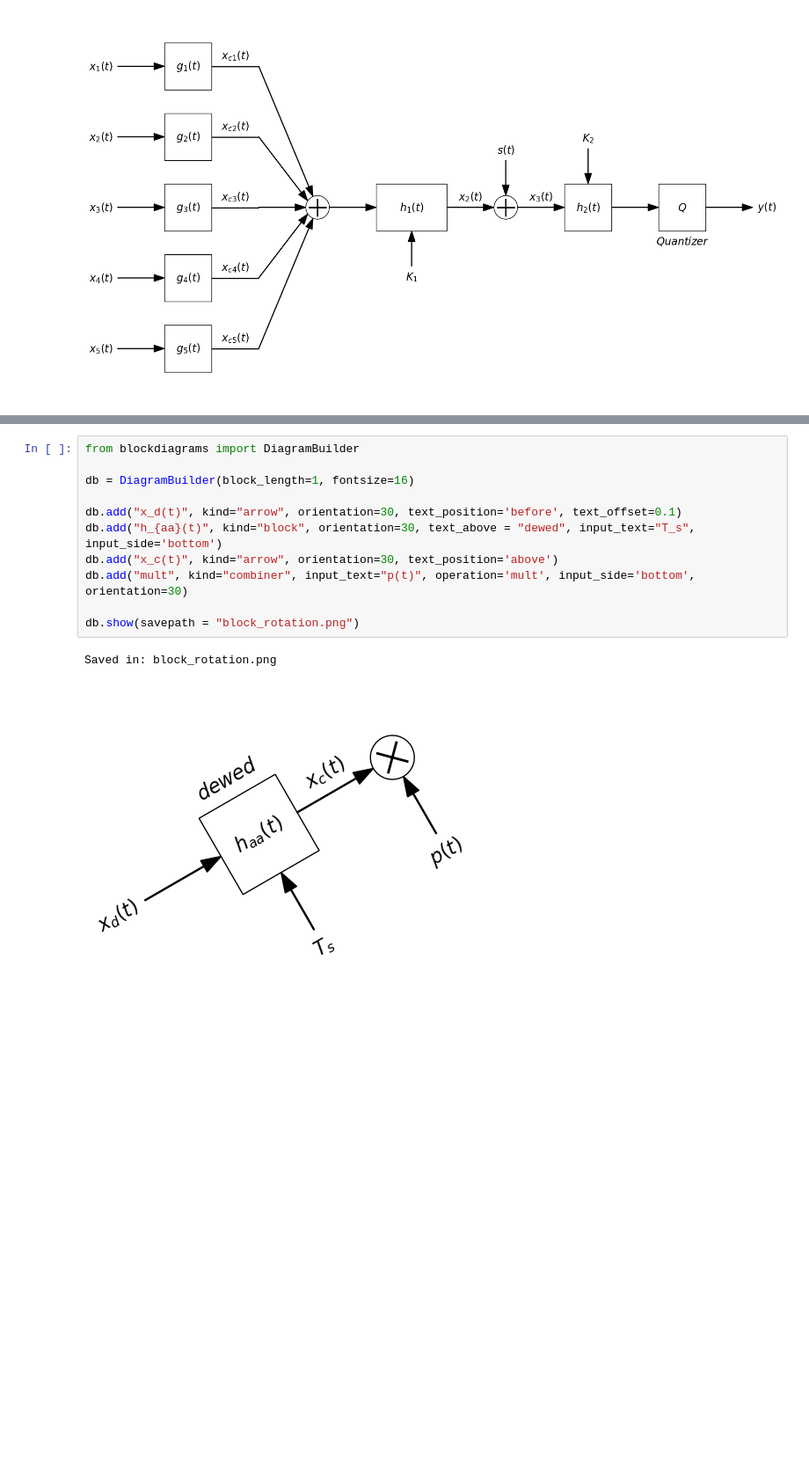
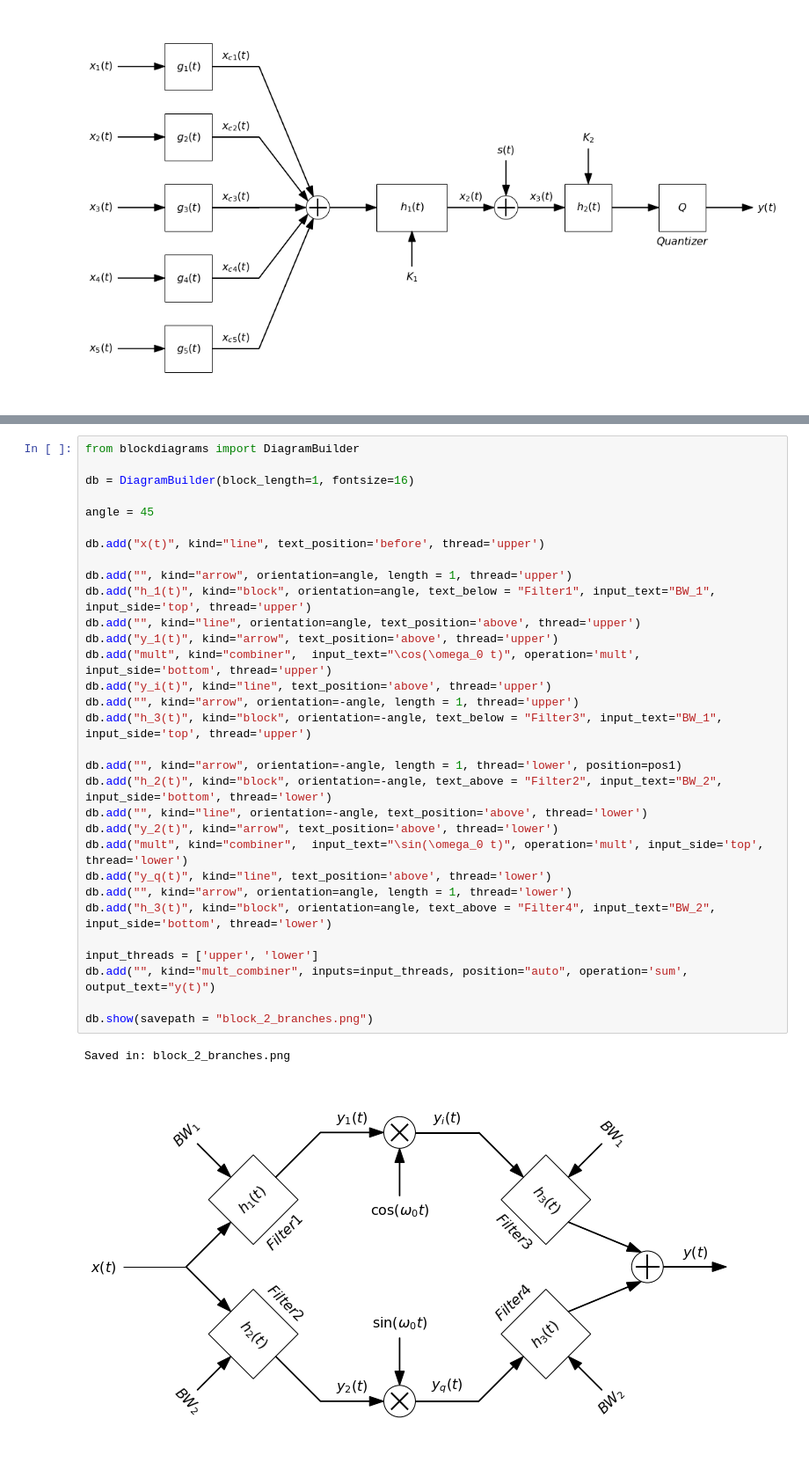
Before and after one commit to miguelmartfern/BlockDiagrams, a Jupyter notebook: diag_examples.ipynb, the cells around one changed output, grey strips where cells are left out. Shown at 88% size. Drawn from its saved outputs; the diff is of its cells as text; blank space fills up the shorter version.

Commit message:
All the elements work for vertical orientation: Text in horizontal   with correct alignment.
New exammples added.

```diff
--- a/diag_examples.ipynb
+++ b/diag_examples.ipynb
@@ -130,17 +130,37 @@ db.show()
 # %%
 from blockdiagrams import DiagramBuilder
 
 db = DiagramBuilder(block_length=1, fontsize=16)
 
-db.add("x_d(t)", kind="arrow", orientation=30, text_position='before', text_offset=0.1)
-db.add("h_{aa}(t)", kind="block", orientation=30, text_above = "dewed", input_text="T_s", input_side='bottom')
-db.add("x_c(t)", kind="arrow", orientation=30, text_position='above')
-db.add("mult", kind="combiner", input_text="p(t)", operation='mult', input_side='bottom', orientation=30)
+angle = 45
 
-db.show(savepath = "block_rotation.png")
+db.add("x(t)", kind="line", text_position='before', thread='upper')
+
+db.add("", kind="arrow", orientation=angle, length = 1, thread='upper')
+db.add("h_1(t)", kind="block", orientation=angle, text_below = "Filter1", input_text="BW_1", input_side='top', thread='upper')
+db.add("", kind="line", orientation=angle, text_position='above', thread='upper')
+db.add("y_1(t)", kind="arrow", text_position='above', thread='upper')
+db.add("mult", kind="combiner",  input_text="\cos(\omega_0 t)", operation='mult', input_side='bottom', thread='upper')
+db.add("y_i(t)", kind="line", text_position='above', thread='upper')
+db.add("", kind="arrow", orientation=-angle, length = 1, thread='upper')
+db.add("h_3(t)", kind="block", orientation=-angle, text_below = "Filter3", input_text="BW_1", input_side='top', thread='upper')
+
+db.add("", kind="arrow", orientation=-angle, length = 1, thread='lower', position=pos1)
+db.add("h_2(t)", kind="block", orientation=-angle, text_above = "Filter2", input_text="BW_2", input_side='bottom', thread='lower')
+db.add("", kind="line", orientation=-angle, text_position='above', thread='lower')
+db.add("y_2(t)", kind="arrow", text_position='above', thread='lower')
+db.add("mult", kind="combiner",  input_text="\sin(\omega_0 t)", operation='mult', input_side='top', thread='lower')
+db.add("y_q(t)", kind="line", text_position='above', thread='lower')
+db.add("", kind="arrow", orientation=angle, length = 1, thread='lower')
+db.add("h_3(t)", kind="block", orientation=angle, text_above = "Filter4", input_text="BW_2", input_side='bottom', thread='lower')
+
+input_threads = ['upper', 'lower']
+db.add("", kind="mult_combiner", inputs=input_threads, position="auto", operation='sum', output_text="y(t)")
+
+db.show(savepath = "block_2_branches.png")
 # %% [output]
-Saved in: block_rotation.png
+Saved in: block_2_branches.png
-[figure, old version]
+[figure, new version]
 # %%
 from blockdiagrams import DiagramBuilder
 import numpy as np
```
Also changed, not shown: parts of 5 cells of this notebook, 4 other files.
